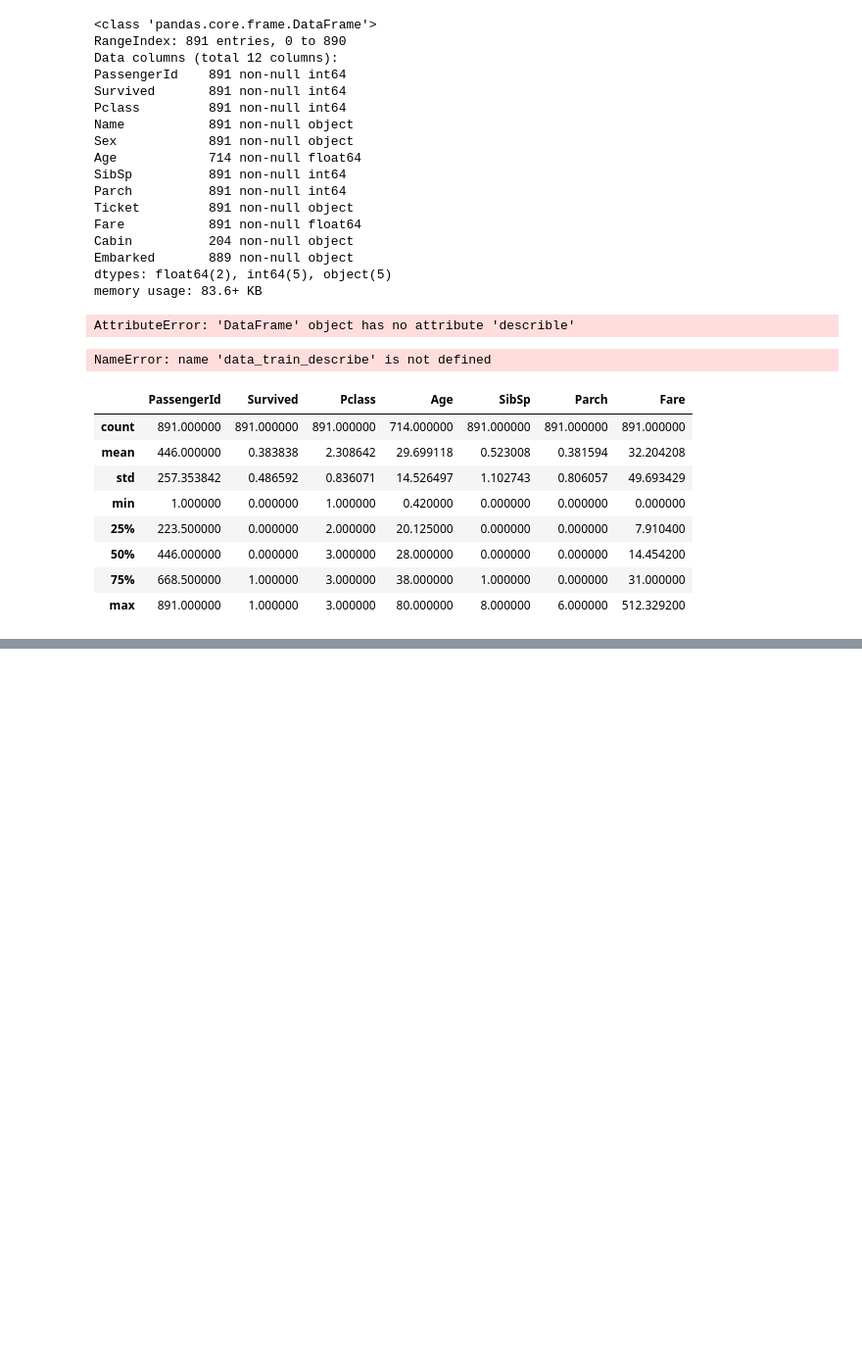
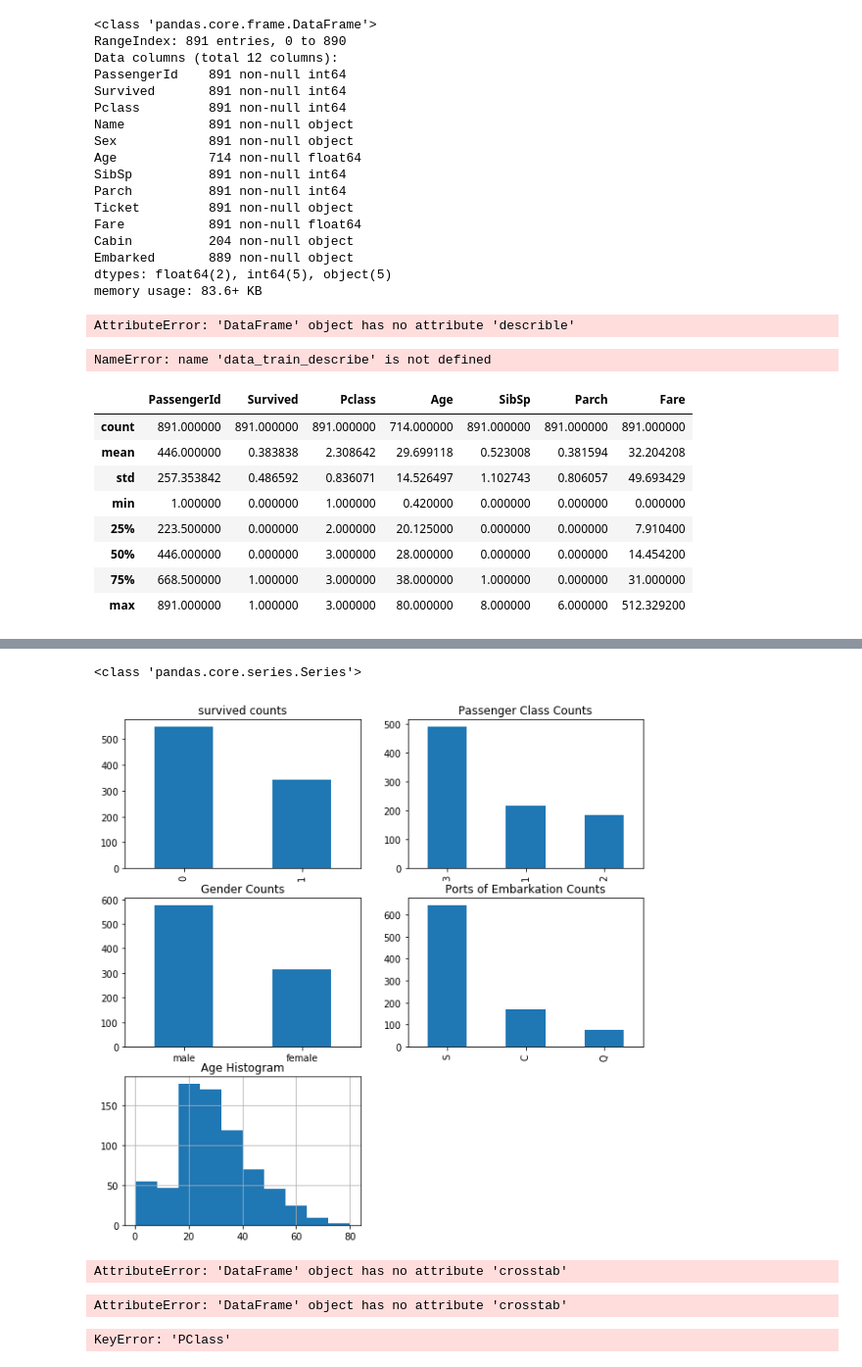
Before and after one commit to liminglives/ml, a Jupyter notebook: Untitled.ipynb, the cells around one changed output, grey strips where cells are left out. Shown: that part at 98% size. Cells and saved outputs as stored; diff of their text form; code cells hidden in the pictures; blank space fills up the shorter version.

```diff
--- a/Untitled.ipynb
+++ b/Untitled.ipynb
@@ -81,0 +263,56 @@ data_train.describe()
+# %%
+# Set the global default size of matplotlib figures
+plt.rc('figure', figsize=(10, 5))
+# Size of matplotlib figures that contain subplots
+fizsize_with_subplots = (10, 10)
+# Size of matplotlib histogram bins
+bin_size = 10
+fig = plt.figure(figsize=fizsize_with_subplots)
+fig_dims = (3, 2)
+
+df_train = data_train
+plt.subplot2grid(fig_dims, (0, 0))
+survived_count = data_train['Survived'].value_counts()
+print type(survived_count)
+survived_count.plot(kind="bar", title="survived counts")
+
+# Plot Pclass counts
+plt.subplot2grid(fig_dims, (0, 1))
+data_train['Pclass'].value_counts().plot(kind='bar',
+                                       title='Passenger Class Counts')
+
+# Plot Sex counts
+plt.subplot2grid(fig_dims, (1, 0))
+data_train['Sex'].value_counts().plot(kind='bar',
+                                    title='Gender Counts')
+plt.xticks(rotation=0)
+
+# Plot Embarked counts
+plt.subplot2grid(fig_dims, (1, 1))
+data_train['Embarked'].value_counts().plot(kind='bar',
+                                         title='Ports of Embarkation Counts')
+
+# Plot the Age histogram
+plt.subplot2grid(fig_dims, (2, 0))
+data_train['Age'].hist()
+plt.title('Age Histogram')
+
+plt.show()
+# %% [output]
+<class 'pandas.core.series.Series'>
+[figure, added]
+# %%
+pclass_sur = data_train.crosstab(data_train("PClass"), data_train("Survived"))
+pclass_sur
+# %% [output]
+AttributeError: 'DataFrame' object has no attribute 'crosstab'
+# %%
+pclass_sur = data_train.crosstab(data_train["PClass"], data_train["Survived"])
+pclass_sur
+# %% [output]
+AttributeError: 'DataFrame' object has no attribute 'crosstab'
+# %%
+pclass_sur = pd.crosstab(data_train["PClass"], data_train["Survived"])
+pclass_sur
+# %% [output]
+KeyError: 'PClass'
```
Also changed, not shown: parts of 91 cells of this notebook.
